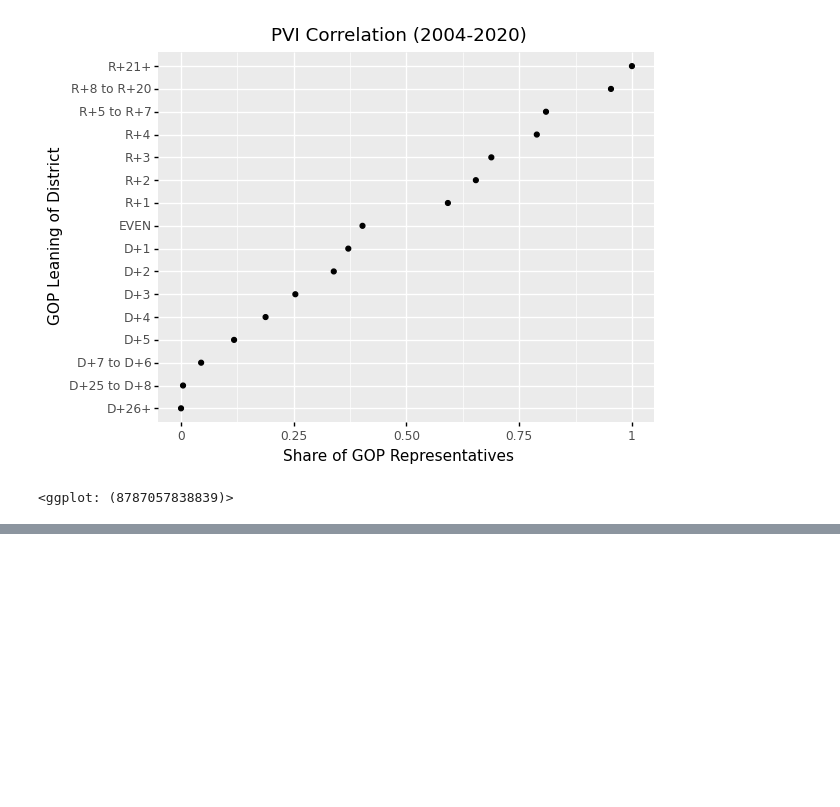
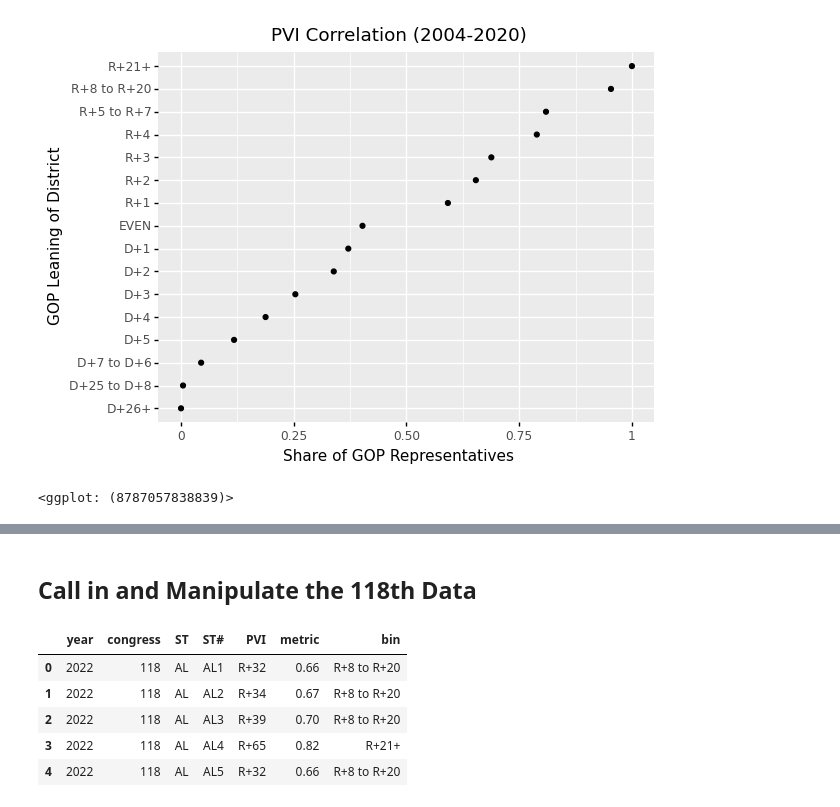
Before and after one commit to xadomatis/redistricting_project, a Jupyter notebook: processing/predictive_pvi.ipynb, the cells around one changed output, grey strips where cells are left out. Drawn from its saved outputs; the diff is of its cells as text; code cells hidden in the pictures; blank space fills up the shorter version.

Commit message:
Assign Bins to 118th Data

```diff
--- a/processing/predictive_pvi.ipynb
+++ b/processing/predictive_pvi.ipynb
@@ -234,0 +205,8 @@ The answer lies in the practicality of the data
+# %%
+#create a dataframe where the metric corresponds to the PVI bin
+metric_bin = df.groupby('metric').head(1)
+full_dict = metric_bin[['metric','bin','PVI']]
+metric_bin_ind = metric_bin[['metric','bin']]
+metric_bin_dict = metric_bin_ind.set_index('metric').to_dict()
+mbd = metric_bin_dict["bin"]
+mbd
@@ -234,0 +231,17 @@ The answer lies in the practicality of the data
+# %% [markdown]
+## Call in and Manipulate the 118th Data
+# %%
+#load in pre-cleaned dataset
+data_118 = pd.read_csv("/Users/xavier/Desktop/DSPP/solo_projects/redistricting_project/clean_data/full_districts/data_118.csv")
+#modify later to retrieve a live version of the link
+# %%
+data_118["bin"] =  data_118["metric"]
+data_118 = data_118.replace({"bin": mbd})
+data_118.head()
+# %% [output]
+|  | year | congress | ST | ST# | PVI | metric | bin |
+| 0 | 2022 | 118 | AL | AL1 | R+32 | 0.66 | R+8 to R+20 |
+| 1 | 2022 | 118 | AL | AL2 | R+34 | 0.67 | R+8 to R+20 |
+| 2 | 2022 | 118 | AL | AL3 | R+39 | 0.70 | R+8 to R+20 |
+| 3 | 2022 | 118 | AL | AL4 | R+65 | 0.82 | R+21+ |
+| 4 | 2022 | 118 | AL | AL5 | R+32 | 0.66 | R+8 to R+20 |
```
Also changed, not shown: parts of 9 cells of this notebook, 3 other files.
